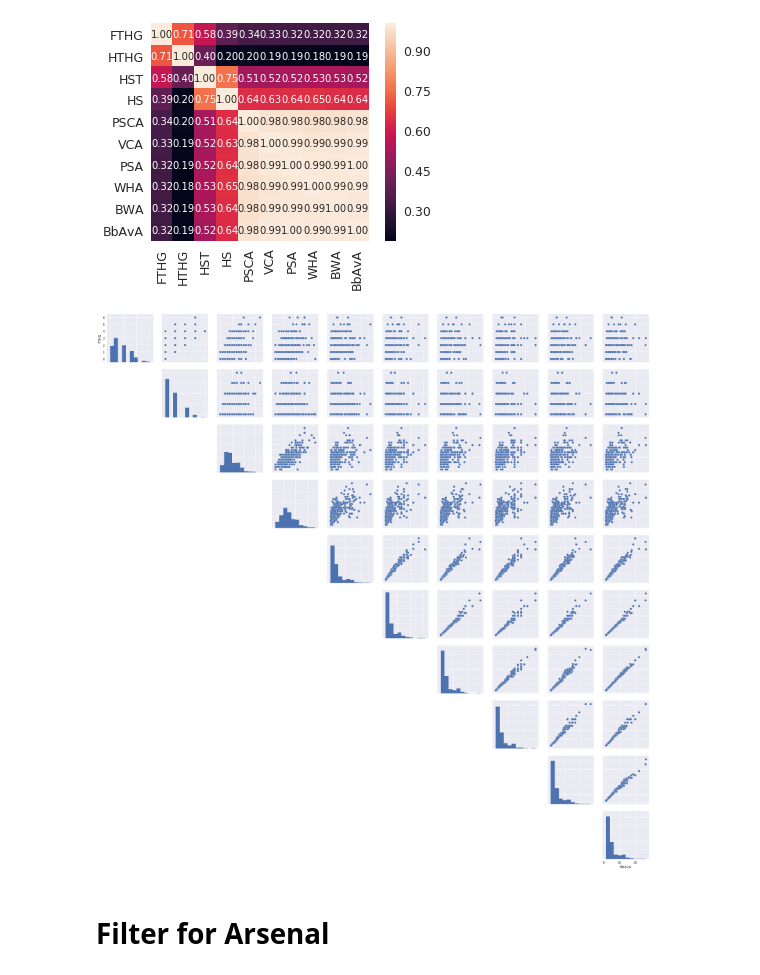
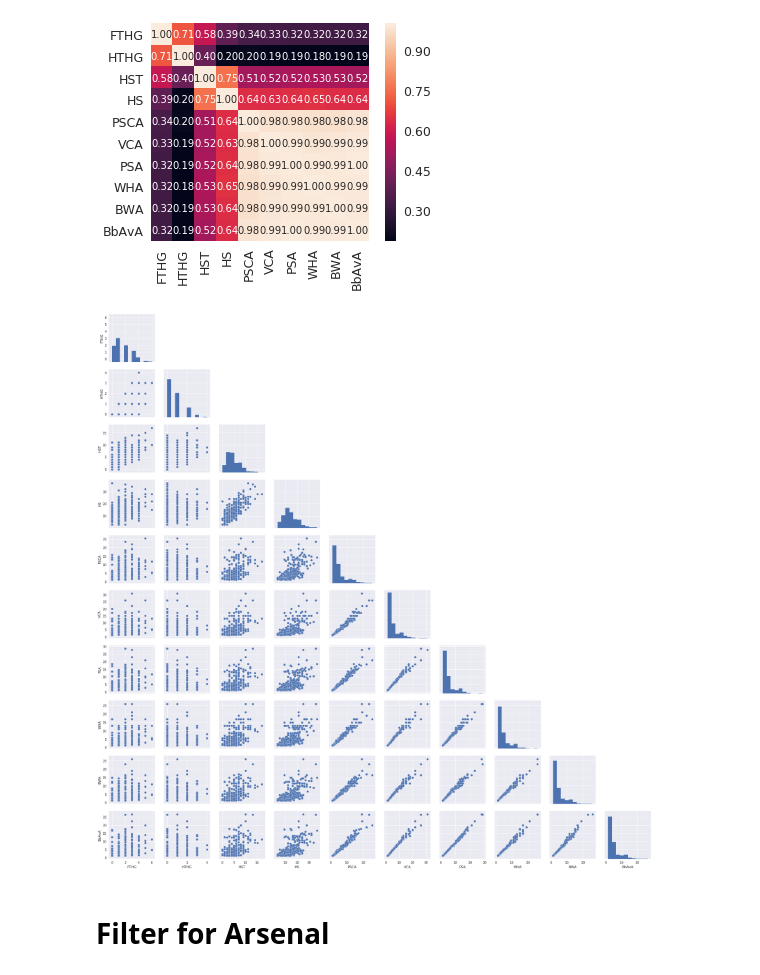
Before and after one commit to Quantzz/TonsserData, a Jupyter notebook: Tonsser.ipynb, the cells around one changed output. Saved outputs shown, nothing was run; the diff lists cells and outputs as text; code cells hidden in the pictures.

```diff
--- a/Tonsser.ipynb
+++ b/Tonsser.ipynb
@@ -171,11 +171,11 @@ plt.show()
 # %%
 #scatter pairplot of full time home goals and most correlated variables.
 sns.set()
 plots = sns.pairplot(df_num[cols], size = 2.5)
 for i, j in zip(*numpy.triu_indices_from(plots.axes, 1)):
-    plots.axes[j, i].set_visible(False)
+    plots.axes[i, j].set_visible(False)
 # %% [output]
-[figure, old version]
+[figure, new version]
 # %% [markdown]
 # Filter for Arsenal
 # %%
```
Also changed, not shown: parts of 1 cell of this notebook.
